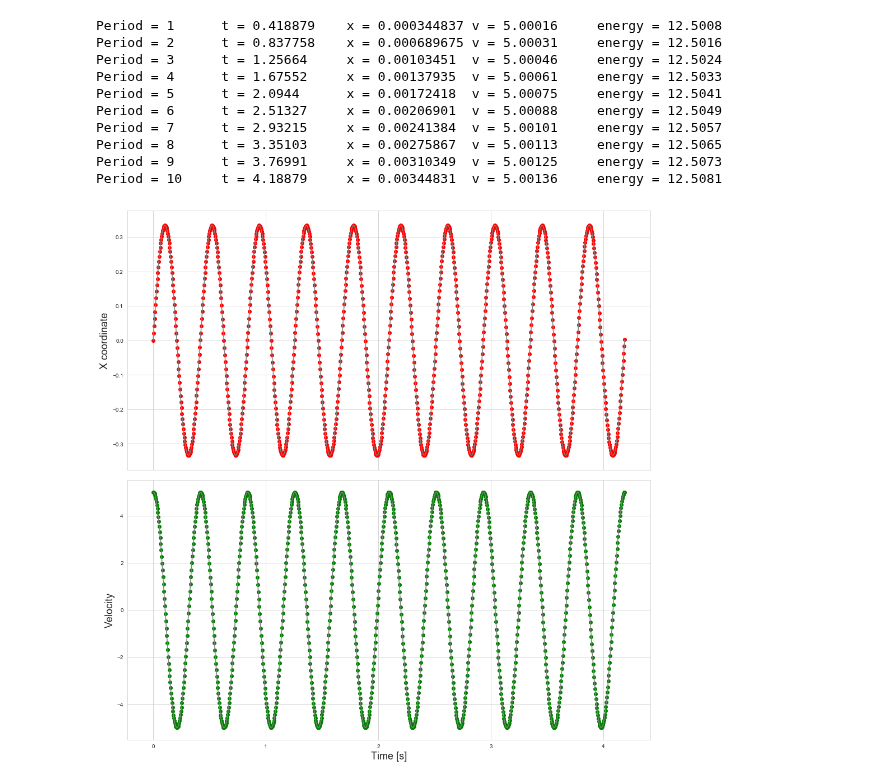
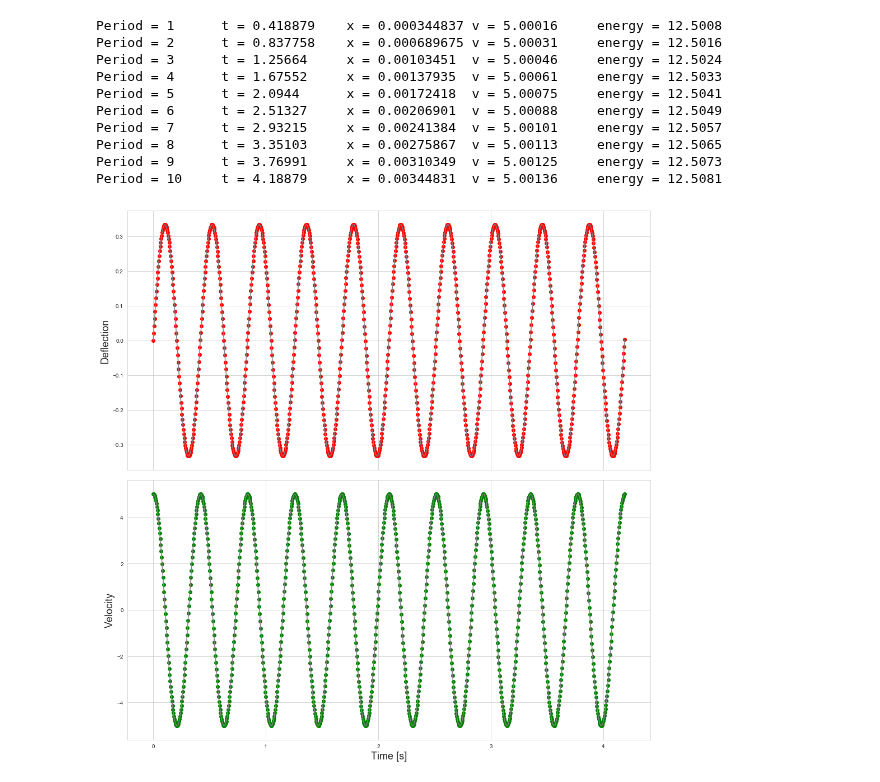
Before and after one commit to masterdesky/ELTE-comp-sim-2019, a Jupyter notebook: 1. Harmonic Oscillator/out/I. Harmonic Oscillator.ipynb, the cells around one changed output. Cells and saved outputs as stored; diff of their text form; code cells hidden in the pictures.

```diff
--- a/1. Harmonic Oscillator/out/I. Harmonic Oscillator.ipynb
+++ b/1. Harmonic Oscillator/out/I. Harmonic Oscillator.ipynb
@@ -33,23 +33,23 @@ data = np.genfromtxt('sho.dat')
 # %%
 nrows = 2
 ncols = 1
 fig, axes = plt.subplots(nrows=nrows, ncols=ncols, sharex=True, figsize=(ncols*14, nrows*7))
 
+axes[0].plot(data[:,0], data[:,1], color='grey')
+axes[1].plot(data[:,0], data[:,2], color='grey')
+
 axes[0].scatter(data[:,0], data[:,1], color='red')
 axes[1].scatter(data[:,0], data[:,2], color='green')
 
-axes[0].plot(data[:,0], data[:,1], color='grey')
-axes[1].plot(data[:,0], data[:,2], color='grey')
-
-axes[0].set_ylabel('X coordinate', fontsize=18)
+axes[0].set_ylabel('Deflection', fontsize=18)
 
 axes[1].set_xlabel('Time [s]', fontsize=18)
 axes[1].set_ylabel('Velocity', fontsize=18)
 
 fig.tight_layout()
 plt.show()
 # %% [output]
-[figure, old version]
+[figure, new version]
 # %%
 nrows = 1
 ncols = 1
```
Also changed, not shown: parts of 2 cells of this notebook, 1 other file.
